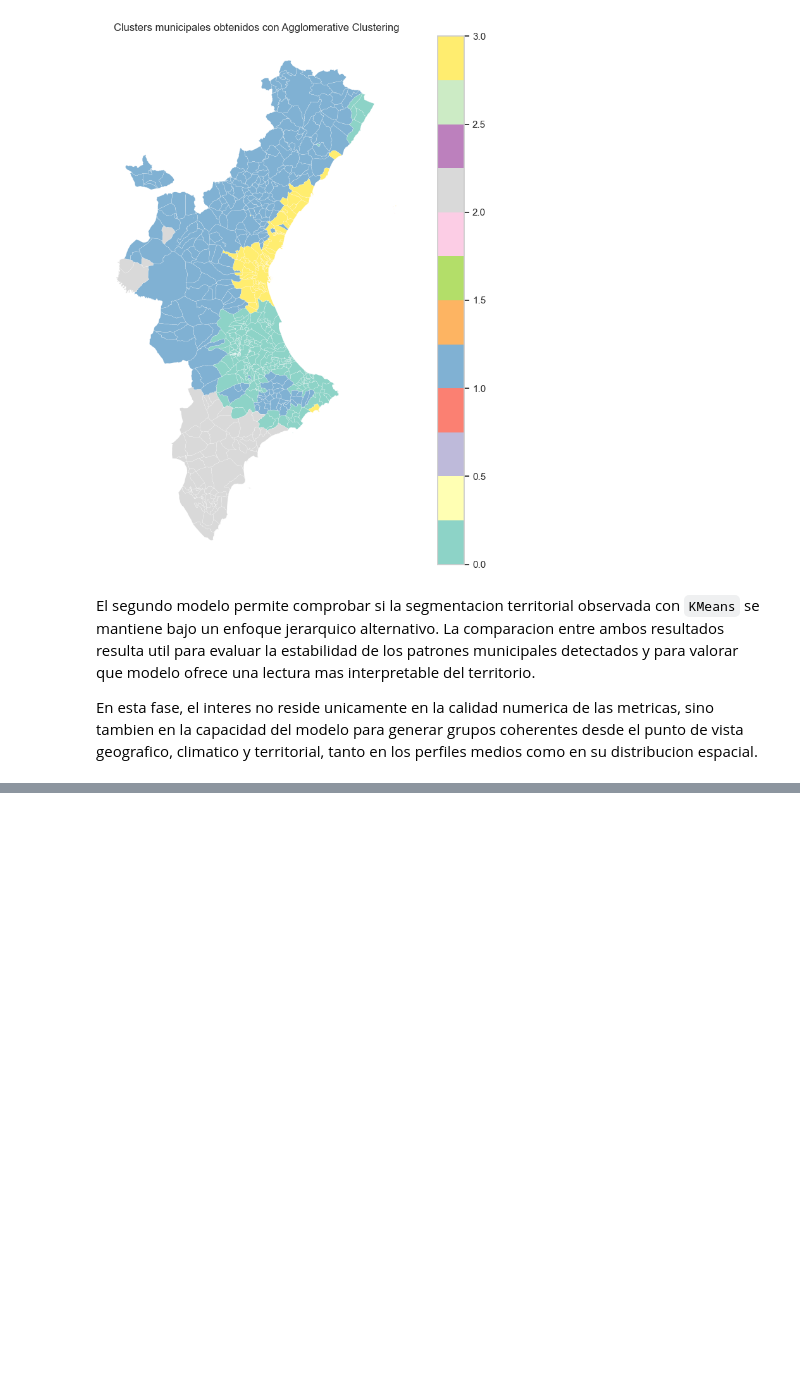
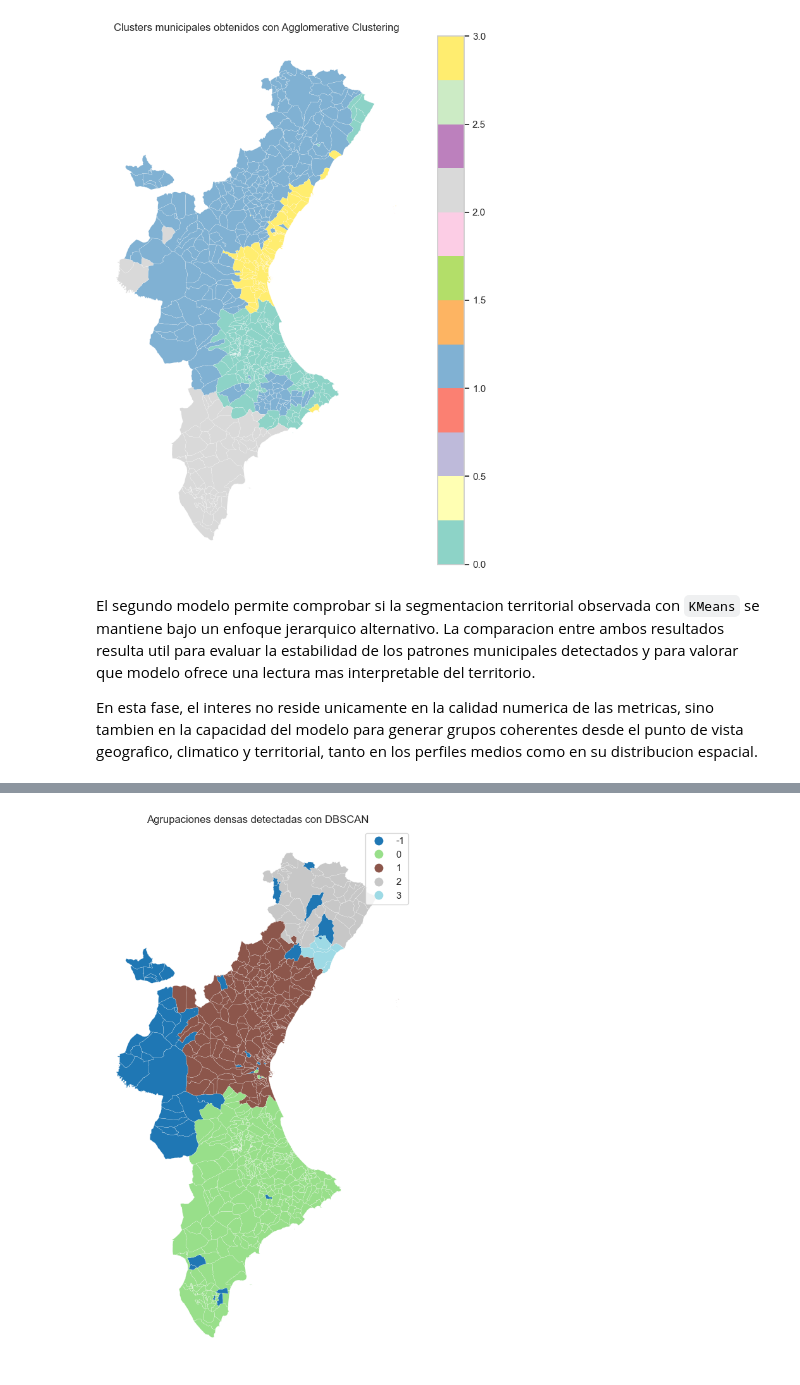
Before and after one commit to gonzalolarriba/modelo-geoespacial-riesgo-climatico, a Jupyter notebook: notebooks/notebook_4_modelado_segmentacion.ipynb, the cells around one changed output, grey strips where cells are left out. Drawn from its saved outputs; the diff is of its cells as text; code cells hidden in the pictures; blank space fills up the shorter version.

```diff
--- a/notebooks/notebook_4_modelado_segmentacion.ipynb
+++ b/notebooks/notebook_4_modelado_segmentacion.ipynb
@@ -656,0 +757,26 @@ En esta fase, el interes no reside unicamente en la calidad numerica de las metr
+# %%
+gdf_dbscan = gdf_mun.merge(
+    df_mun[["municipio", "CODNUT2", "CODNUT3", "cluster_dbscan", "score_riesgo_exploratorio"]],
+    on=["municipio", "CODNUT2", "CODNUT3"],
+    how="left",
+)
+
+fig, ax = plt.subplots(1, 1, figsize=(9, 9))
+
+gdf_dbscan.plot(
+    column="cluster_dbscan",
+    cmap="tab20",
+    categorical=True,
+    legend=True,
+    ax=ax,
+    linewidth=0.15,
+    edgecolor="white",
+    missing_kwds={"color": "lightgrey", "label": "Sin datos"},
+)
+
+ax.set_title("Agrupaciones densas detectadas con DBSCAN")
+ax.axis("off")
+plt.tight_layout()
+plt.show()
+# %% [output]
+[figure, added]
```
Also changed, not shown: parts of 15 cells of this notebook.
